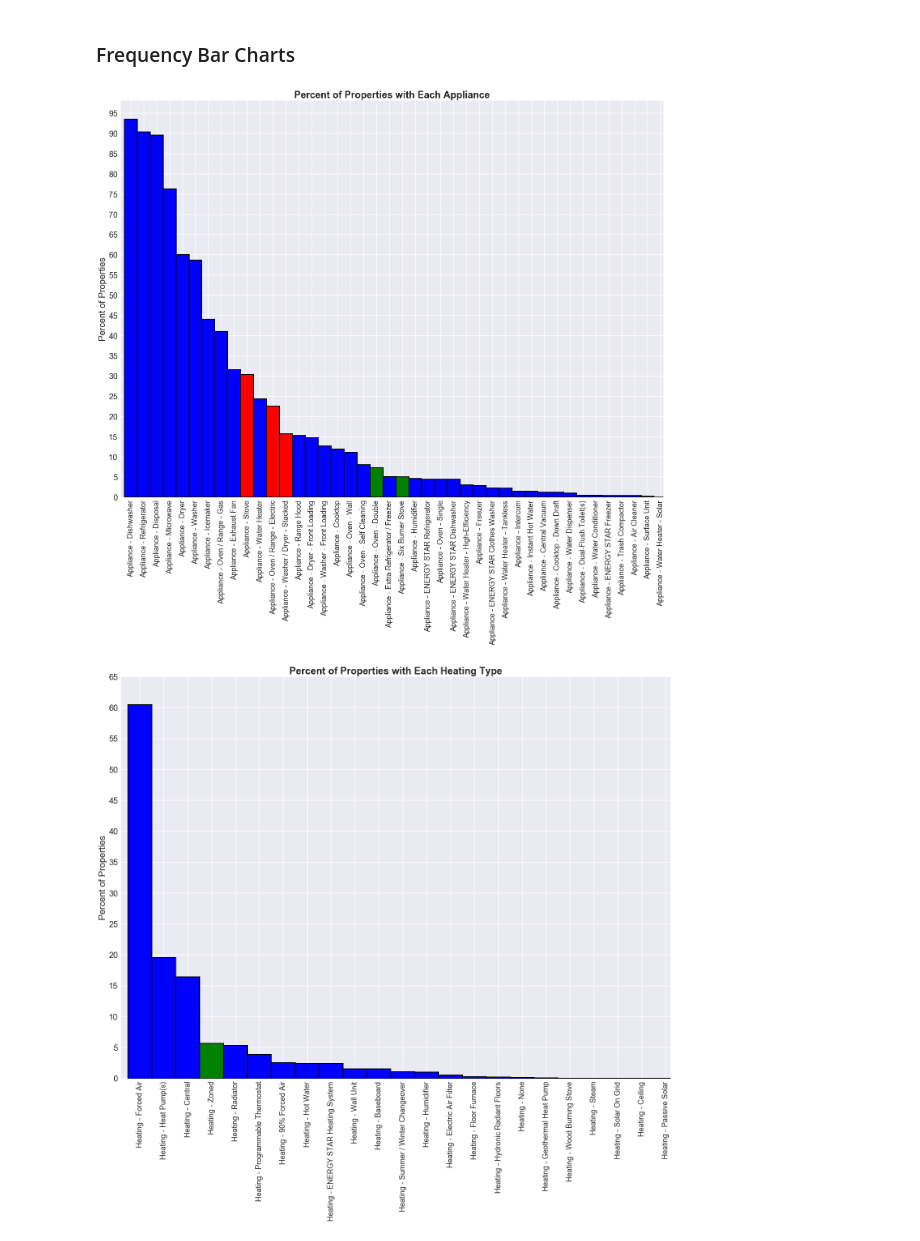
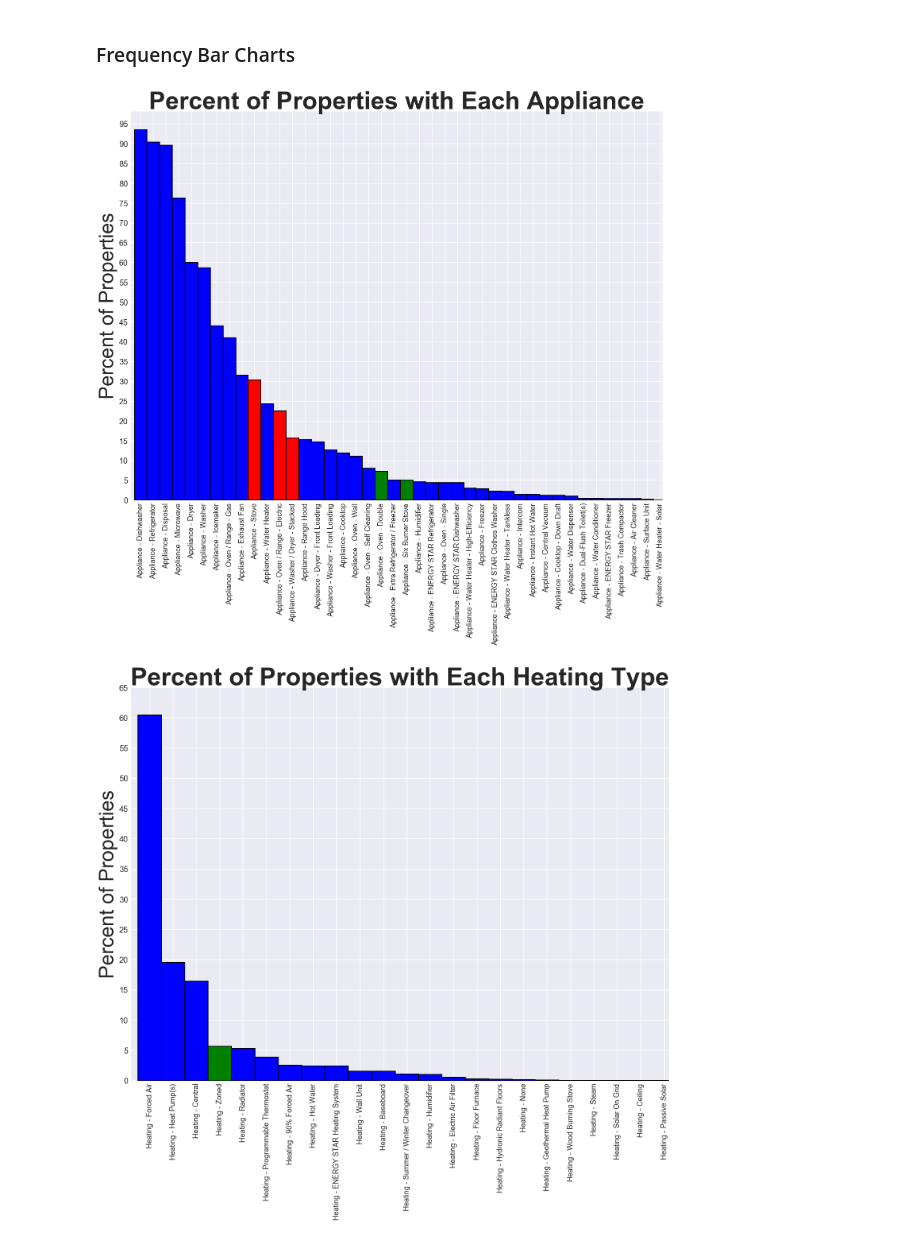
Before and after one commit to AMRiehle/gwu-python-project, a Jupyter notebook: Amenities Correlation.ipynb, the cells around one changed output. Drawn from its saved outputs; the diff is of its cells as text; code cells hidden in the pictures.

```diff
--- a/Amenities Correlation.ipynb
+++ b/Amenities Correlation.ipynb
@@ -465,7 +465,7 @@ pos_corr = final_merged_df[pos_corr_list].corr().sort_values('ClosePrice', ascen
 # Format chart (chart size, font size, color map)
 
 fig, ax = plt.subplots(figsize=(11, 8))
-sns.set(font_scale=1.25)
+sns.set(font_scale=1.5)
 cmap = sns.diverging_palette(220, 20, sep=20, as_cmap=True)
 
 # Create heatmap from correlation matrix
@@ -478,6 +478,7 @@ plt.title('Amenities with Highest Correlation to Closing Price', fontweight='bol
 
 # Save plot to PNG
 
+plt.tight_layout()
 plt.savefig('Images/Positive Amenity Correlation Matrix.PNG')
 # %% [output]
 In the plot below:
@@ -525,7 +526,7 @@ neg_corr = final_merged_df[neg_corr_list].corr().sort_values('ClosePrice', ascen
 # Format chart (chart size, font size, color map)
 
 fig, ax = plt.subplots(figsize=(17, 15))
-sns.set(font_scale=1.25)
+sns.set(font_scale=2)
 cmap = sns.diverging_palette(220, 20, sep=20, as_cmap=True)
 
 # Create heatmap from correlation matrix
@@ -538,6 +539,7 @@ plt.title('Amenities with Lowest Correlation to Closing Price', fontweight='bold
 
 # Save plot to PNG
 
+plt.tight_layout()
 plt.savefig('Images/Negative Amenity Correlation Matrix.PNG')
 # %% [output]
 In the plot below:
@@ -576,36 +578,36 @@ fig, ax = plt.subplots(figsize=(24,18))
 plot = ax.bar(x_axis, y_values, edgecolor='black', width=1.0, color=colors, linewidth=2)
 
 # Format y-axis
 
 ax.yaxis.set_major_locator(plt.MaxNLocator(20))
 
 # Create x-axis and format axis labels
 
 for tick in ax.get_yticklabels():
     tick.set_fontsize(20)
 
 ax.set_xticks(x_axis)
 ax.set_xticklabels(xlabels, rotation='vertical', fontsize=18)
 
 # Format grid
 
 plt.grid(linewidth=2, alpha=0.8)
 ax.set_axisbelow(True)
 
 # Minimize white space on either side of chart
 
 ax.set_xlim(-0.8, len(x_axis) - 0.8)
 
 # Add y-label and title to plot
 
-ax.set_title('Percent of Properties with Each Appliance', fontsize=24, fontweight='bold')
-ax.set_ylabel('Percent of Properties', fontsize=22)
+ax.set_title('Percent of Properties with Each Appliance', fontsize=62, fontweight='bold')
+ax.set_ylabel('Percent of Properties', fontsize=50)
 
 # Save plot to PNG
 
 plt.savefig('Images/Properties with Appliances.PNG')
 # %% [output]
-[figure, old version]
+[figure, new version]
 # %%
 # Same as above but replacing appliances with types of heating
 
@@ -641,11 +643,11 @@ plt.grid(linewidth=2, alpha=0.8)
 ax.set_axisbelow(True)
 ax.set_xlim(-0.8, len(x_axis) - 0.8)
 
-ax.set_title('Percent of Properties with Each Heating Type', fontsize=24, fontweight='bold')
-ax.set_ylabel('Percent of Properties', fontsize=22)
+ax.set_title('Percent of Properties with Each Heating Type', fontsize=62, fontweight='bold')
+ax.set_ylabel('Percent of Properties', fontsize=50)
 plt.savefig('Images/Properties with Heating.PNG')
 # %% [output]
-[figure, old version]
+[figure, new version]
 # %%
 # Same as above but replacing appliances wit hot water
 
```
Also changed, not shown: parts of 5 cells of this notebook, 7 other files.
